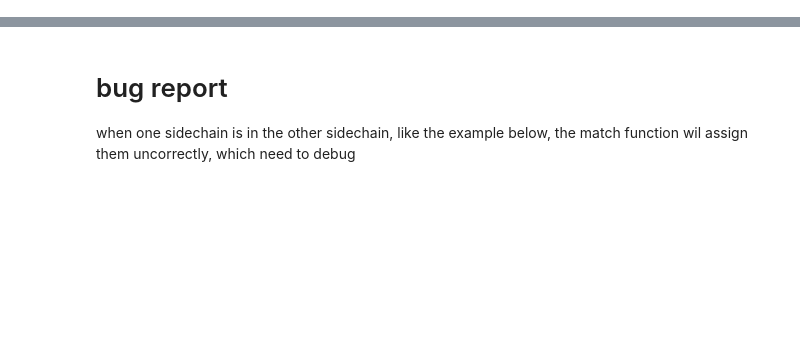
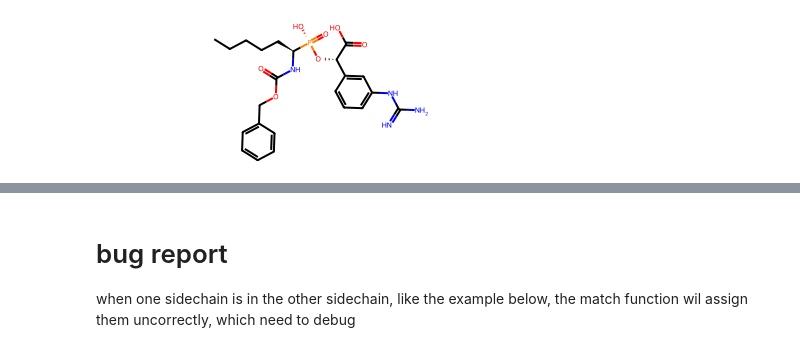
Before and after one commit to jgxs/bridge_ring_dataset, a Jupyter notebook: Bridged_ring/PDB_rings/PHE2BCH_pairs/scripts/phe2bch.ipynb, the cells around one changed output, grey strips where cells are left out. Cells and saved outputs as stored; diff of their text form; code cells hidden in the pictures; blank space fills up the shorter version.

```diff
--- a/Bridged_ring/PDB_rings/PHE2BCH_pairs/scripts/phe2bch.ipynb
+++ b/Bridged_ring/PDB_rings/PHE2BCH_pairs/scripts/phe2bch.ipynb
@@ -44,0 +243,10 @@ drawit(test)
+# %%
+inp = "11B_2pj5"
+key = inp.split("_")[0]
+pdb_id=inp.split("_")[1]
+lig_smi=ligands_smi[key][0]
+mol = Chem.MolFromSmiles(lig_smi)
+test = Chem.RemoveAllHs(mol)
+test
+# %% [output]
+[figure, added]
```
Also changed, not shown: parts of 38 cells of this notebook, 5 other files.
